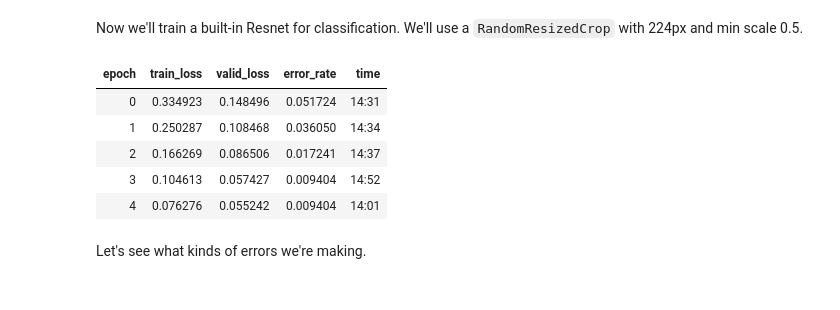
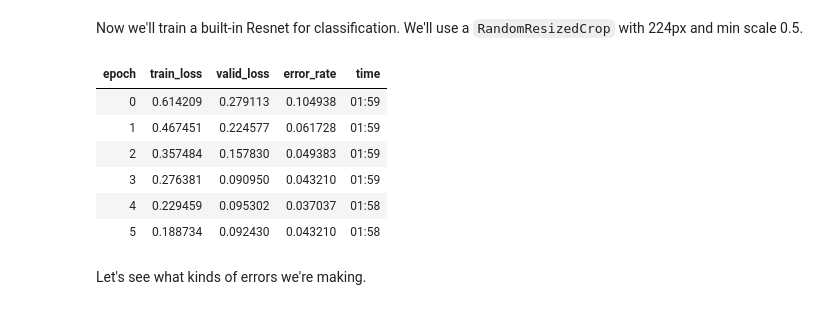
Before and after one commit to mreeks91/beesness, a Jupyter notebook: bee_or_wasp.ipynb, the cells around one changed output. Cells and saved outputs as stored; diff of their text form; code cells hidden in the pictures.

```diff
--- a/bee_or_wasp.ipynb
+++ b/bee_or_wasp.ipynb
@@ -73,16 +64,17 @@
 # %%
 bugs = bugs.new(item_tfms = RandomResizedCrop(224,min_scale=0.5), batch_tfms = aug_transforms())
 dls = bugs.dataloaders(Path('C:/users/mreek/documents/beedata'))
 
 learner = vision_learner(dls, resnet18, metrics = error_rate)
-learner.fine_tune(5)
+learner.fine_tune(6)
 # %% [output]
 | epoch | train_loss | valid_loss | error_rate | time |
-| 0 | 0.334923 | 0.148496 | 0.051724 | 14:31 |
-| 1 | 0.250287 | 0.108468 | 0.036050 | 14:34 |
-| 2 | 0.166269 | 0.086506 | 0.017241 | 14:37 |
-| 3 | 0.104613 | 0.057427 | 0.009404 | 14:52 |
-| 4 | 0.076276 | 0.055242 | 0.009404 | 14:01 |
+| 0 | 0.614209 | 0.279113 | 0.104938 | 01:59 |
+| 1 | 0.467451 | 0.224577 | 0.061728 | 01:59 |
+| 2 | 0.357484 | 0.157830 | 0.049383 | 01:59 |
+| 3 | 0.276381 | 0.090950 | 0.043210 | 01:59 |
+| 4 | 0.229459 | 0.095302 | 0.037037 | 01:58 |
+| 5 | 0.188734 | 0.092430 | 0.043210 | 01:58 |
 # %% [markdown]
 Let's see what kinds of errors we're making.
 # %%
```
Also changed, not shown: parts of 25 cells of this notebook.
